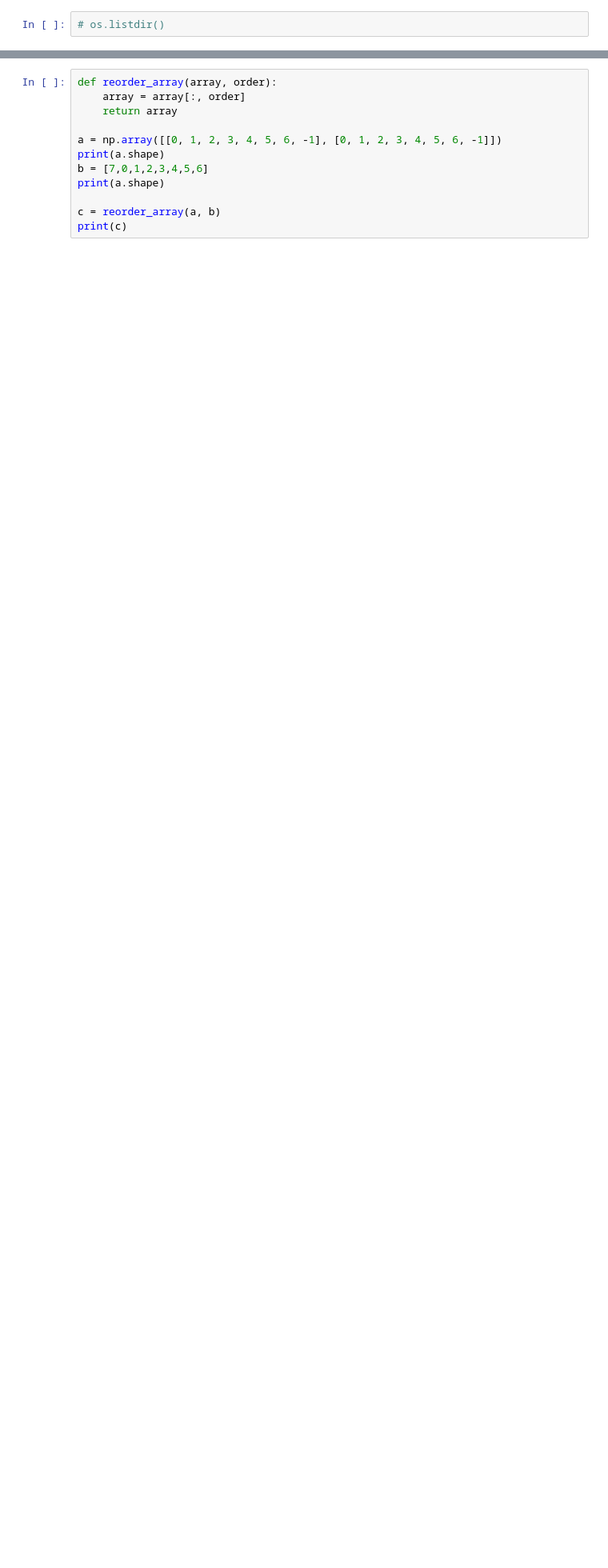
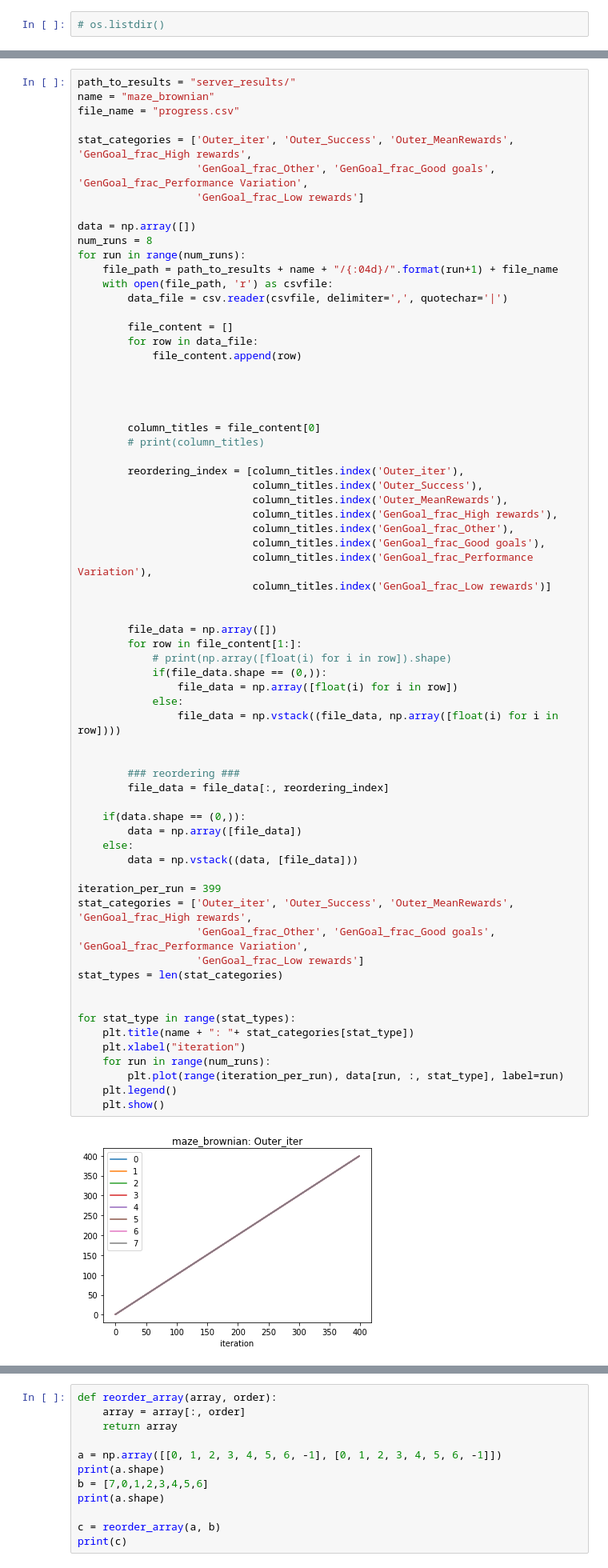
Before and after one commit to megan-klaiber/dl-lab-project, a Jupyter notebook: Visualisation_of_Reproduced_Results.ipynb, the cells around one changed output, grey strips where cells are left out. Shown at 80% size. Cells and saved outputs as stored; diff of their text form; blank space fills up the shorter version.

```diff
--- a/Visualisation_of_Reproduced_Results.ipynb
+++ b/Visualisation_of_Reproduced_Results.ipynb
@@ -62,0 +88,69 @@ for run in range(num_runs):
+# %%
+path_to_results = "server_results/"
+name = "maze_brownian"
+file_name = "progress.csv"
+
+stat_categories = ['Outer_iter', 'Outer_Success', 'Outer_MeanRewards', 'GenGoal_frac_High rewards',
+                   'GenGoal_frac_Other', 'GenGoal_frac_Good goals', 'GenGoal_frac_Performance Variation',
+                   'GenGoal_frac_Low rewards']
+
+data = np.array([])
+num_runs = 8
+for run in range(num_runs):
+    file_path = path_to_results + name + "/{:04d}/".format(run+1) + file_name
+    with open(file_path, 'r') as csvfile:
+        data_file = csv.reader(csvfile, delimiter=',', quotechar='|')
+
+        file_content = []
+        for row in data_file:
+            file_content.append(row)
+
+
+
+
+        column_titles = file_content[0]
+        # print(column_titles)
+
+        reordering_index = [column_titles.index('Outer_iter'),
+                            column_titles.index('Outer_Success'),
+                            column_titles.index('Outer_MeanRewards'),
+                            column_titles.index('GenGoal_frac_High rewards'),
+                            column_titles.index('GenGoal_frac_Other'),
+                            column_titles.index('GenGoal_frac_Good goals'),
+                            column_titles.index('GenGoal_frac_Performance Variation'),
+                            column_titles.index('GenGoal_frac_Low rewards')]
+
+
+        file_data = np.array([])
+        for row in file_content[1:]:
+            # print(np.array([float(i) for i in row]).shape)
+            if(file_data.shape == (0,)):
+                file_data = np.array([float(i) for i in row])
+            else:
+                file_data = np.vstack((file_data, np.array([float(i) for i in row])))
+
+
+        ### reordering ###
+        file_data = file_data[:, reordering_index]
+
+    if(data.shape == (0,)):
+        data = np.array([file_data])
+    else:
+        data = np.vstack((data, [file_data]))
+
+iteration_per_run = 399
+stat_categories = ['Outer_iter', 'Outer_Success', 'Outer_MeanRewards', 'GenGoal_frac_High rewards',
+                   'GenGoal_frac_Other', 'GenGoal_frac_Good goals', 'GenGoal_frac_Performance Variation',
+                   'GenGoal_frac_Low rewards']
+stat_types = len(stat_categories)
+
+
+for stat_type in range(stat_types):
+    plt.title(name + ": "+ stat_categories[stat_type])
+    plt.xlabel("iteration")
+    for run in range(num_runs):
+        plt.plot(range(iteration_per_run), data[run, :, stat_type], label=run)
+    plt.legend()
+    plt.show()
+# %% [output]
+[figure, added]
```
Also changed, not shown: parts of 3 cells of this notebook.
